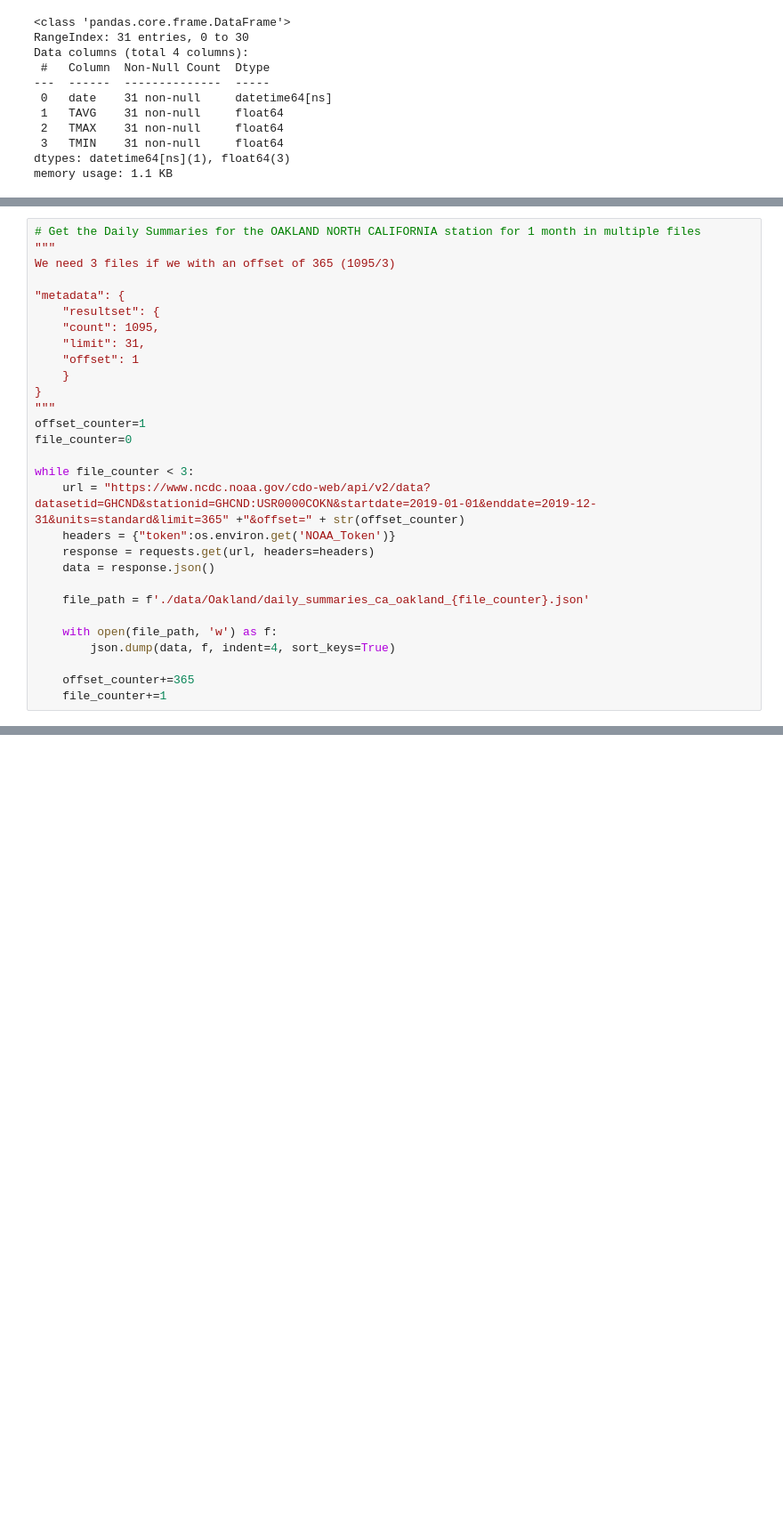
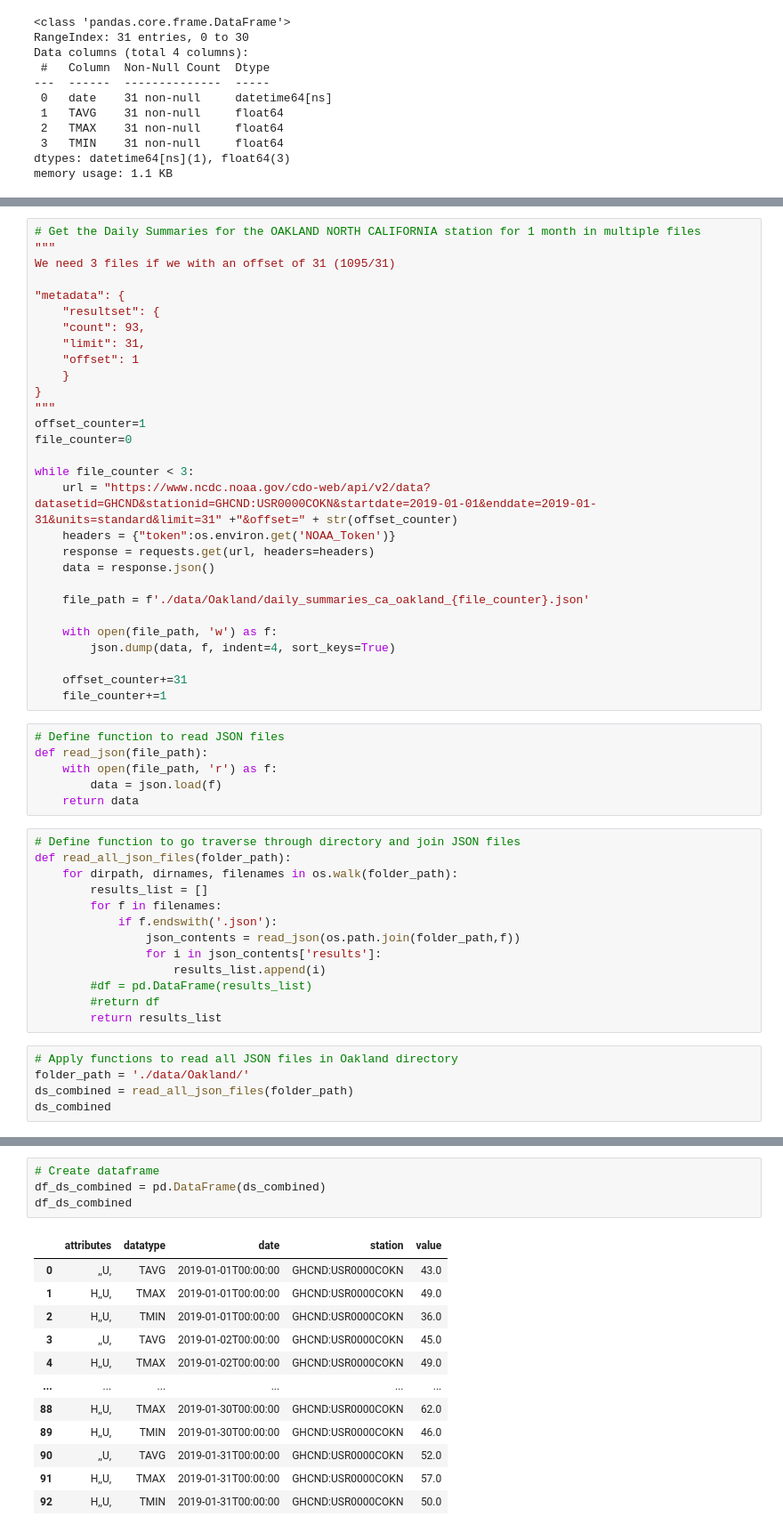
Before and after one commit to AmitSamra/NOAA, a Jupyter notebook: DailySummaries/daily_summaries.ipynb, the cells around one changed output, grey strips where cells are left out. Shown: that part at 89% size. Drawn from its saved outputs; the diff is of its cells as text; blank space fills up the shorter version.

```diff
--- a/DailySummaries/daily_summaries.ipynb
+++ b/DailySummaries/daily_summaries.ipynb
@@ -337,11 +337,11 @@ memory usage: 1.1 KB
 # %%
 # Get the Daily Summaries for the OAKLAND NORTH CALIFORNIA station for 1 month in multiple files
 """
-We need 3 files if we with an offset of 365 (1095/3)
+We need 3 files if we with an offset of 31 (1095/31)
 
 "metadata": {
     "resultset": {
-    "count": 1095,
+    "count": 93,
     "limit": 31,
     "offset": 1
     }
@@ -351,7 +351,7 @@ offset_counter=1
 file_counter=0
 
 while file_counter < 3:
-    url = "https://www.ncdc.noaa.gov/cdo-web/api/v2/data?datasetid=GHCND&stationid=GHCND:USR0000COKN&startdate=2019-01-01&enddate=2019-12-31&units=standard&limit=365" +"&offset=" + str(offset_counter)
+    url = "https://www.ncdc.noaa.gov/cdo-web/api/v2/data?datasetid=GHCND&stationid=GHCND:USR0000COKN&startdate=2019-01-01&enddate=2019-01-31&units=standard&limit=31" +"&offset=" + str(offset_counter)
     headers = {"token":os.environ.get('NOAA_Token')}
     response = requests.get(url, headers=headers)
     data = response.json()
@@ -361,5 +361,29 @@ while file_counter < 3:
     with open(file_path, 'w') as f:
         json.dump(data, f, indent=4, sort_keys=True)
 
-    offset_counter+=365
+    offset_counter+=31
     file_counter+=1
+# %%
+# Define function to read JSON files
+def read_json(file_path):
+    with open(file_path, 'r') as f:
+        data = json.load(f)
+    return data
+# %%
+# Define function to go traverse through directory and join JSON files
+def read_all_json_files(folder_path):
+    for dirpath, dirnames, filenames in os.walk(folder_path):
+        results_list = []
+        for f in filenames:
+            if f.endswith('.json'):
+                json_contents = read_json(os.path.join(folder_path,f))
+                for i in json_contents['results']:
+                    results_list.append(i)
+        #df = pd.DataFrame(results_list)
+        #return df
+        return results_list
+# %%
+# Apply functions to read all JSON files in Oakland directory
+folder_path = './data/Oakland/'
+ds_combined = read_all_json_files(folder_path)
+ds_combined
@@ -365,0 +408,17 @@ while file_counter < 3:
+# %%
+# Create dataframe
+df_ds_combined = pd.DataFrame(ds_combined)
+df_ds_combined
+# %% [output]
+|  | attributes | datatype | date | station | value |
+| 0 | ,,U, | TAVG | 2019-01-01T00:00:00 | GHCND:USR0000COKN | 43.0 |
+| 1 | H,,U, | TMAX | 2019-01-01T00:00:00 | GHCND:USR0000COKN | 49.0 |
+| 2 | H,,U, | TMIN | 2019-01-01T00:00:00 | GHCND:USR0000COKN | 36.0 |
+| 3 | ,,U, | TAVG | 2019-01-02T00:00:00 | GHCND:USR0000COKN | 45.0 |
+| 4 | H,,U, | TMAX | 2019-01-02T00:00:00 | GHCND:USR0000COKN | 49.0 |
+| ... | ... | ... | ... | ... | ... |
+| 88 | H,,U, | TMAX | 2019-01-30T00:00:00 | GHCND:USR0000COKN | 62.0 |
+| 89 | H,,U, | TMIN | 2019-01-30T00:00:00 | GHCND:USR0000COKN | 46.0 |
+| 90 | ,,U, | TAVG | 2019-01-31T00:00:00 | GHCND:USR0000COKN | 52.0 |
+| 91 | H,,U, | TMAX | 2019-01-31T00:00:00 | GHCND:USR0000COKN | 57.0 |
+| 92 | H,,U, | TMIN | 2019-01-31T00:00:00 | GHCND:USR0000COKN | 50.0 |
```
Also changed, not shown: parts of 6 cells of this notebook, 3 other files.
